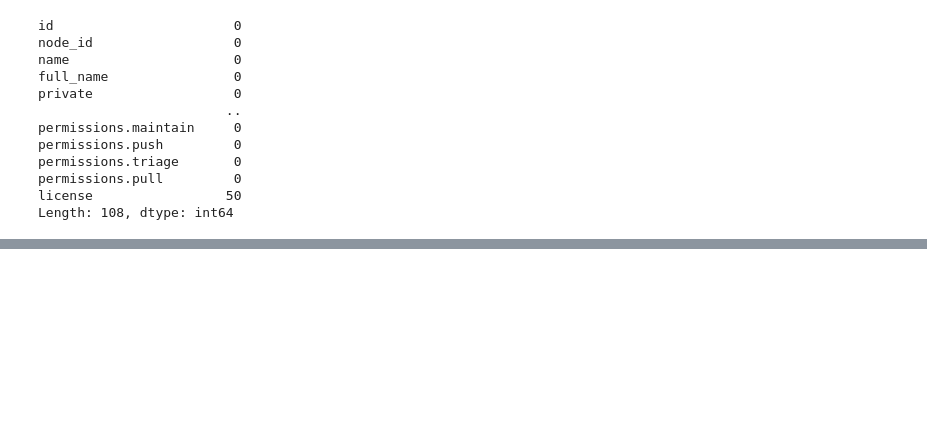
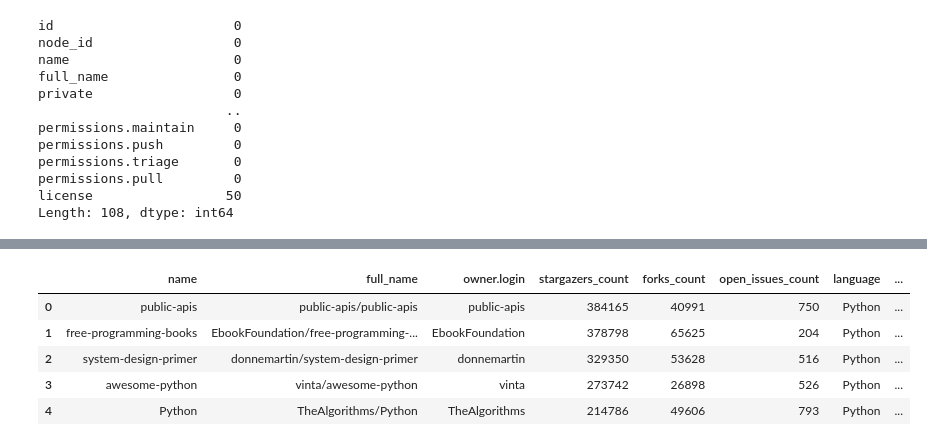
Before and after one commit to akberanwer1234/programming_and_analysis_ca2, a Jupyter notebook: experiments.ipynb, the cells around one changed output, grey strips where cells are left out. Saved outputs shown, nothing was run; the diff lists cells and outputs as text; code cells hidden in the pictures; blank space fills up the shorter version.

```diff
--- a/experiments.ipynb
+++ b/experiments.ipynb
@@ -120,0 +124,11 @@ df_clean["license.name"] = df_clean["license.name"].fillna("No License")
+# %%
+df_clean["created_at"] = pd.to_datetime(df_clean["created_at"])
+df_clean["updated_at"] = pd.to_datetime(df_clean["updated_at"])
+df_clean.head()
+# %% [output]
+|  | name | full_name | owner.login | stargazers_count | forks_count | open_issues_count | language | ... |
+| 0 | public-apis | public-apis/public-apis | public-apis | 384165 | 40991 | 750 | Python | ... |
+| 1 | free-programming-books | EbookFoundation/free-programming-... | EbookFoundation | 378798 | 65625 | 204 | Python | ... |
+| 2 | system-design-primer | donnemartin/system-design-primer | donnemartin | 329350 | 53628 | 516 | Python | ... |
+| 3 | awesome-python | vinta/awesome-python | vinta | 273742 | 26898 | 526 | Python | ... |
+| 4 | Python | TheAlgorithms/Python | TheAlgorithms | 214786 | 49606 | 793 | Python | ... |
```
Also changed, not shown: parts of 4 cells of this notebook.
